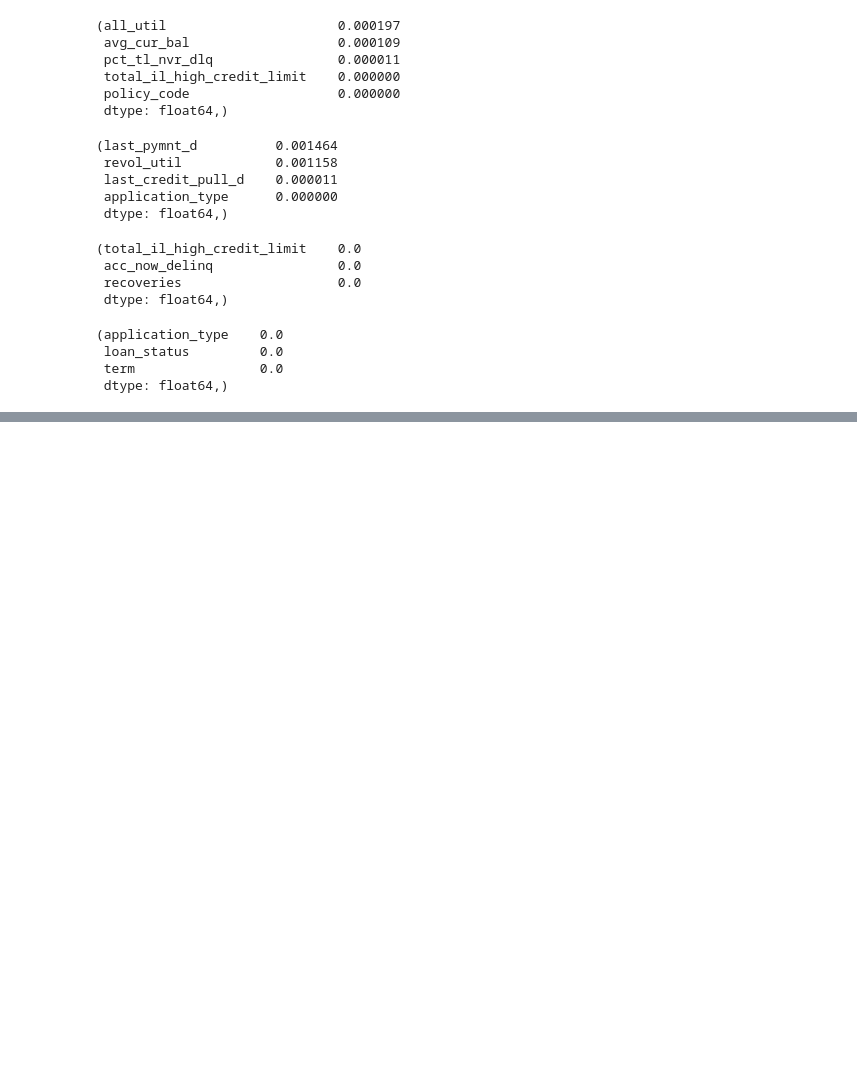
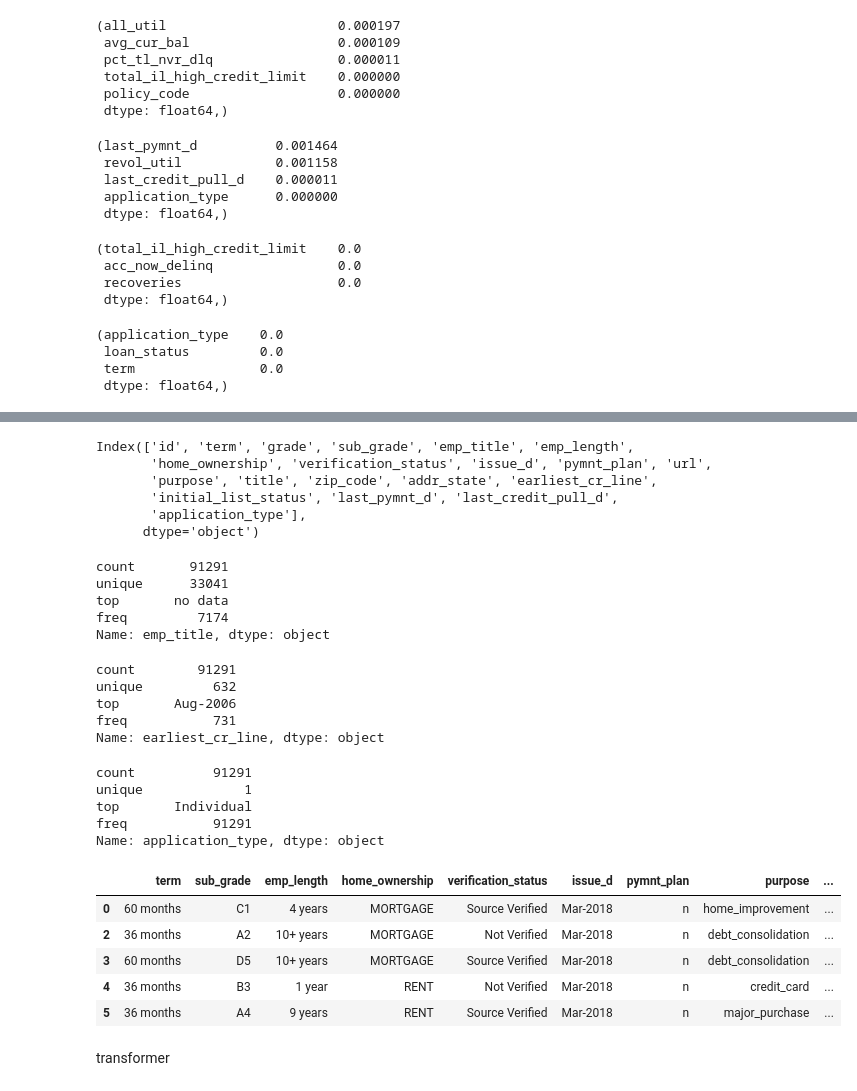
Before and after one commit to liuzijian1994/DIproject_zijianliu, a Jupyter notebook: DI_project.ipynb, the cells around one changed output, grey strips where cells are left out. Saved outputs shown, nothing was run; the diff lists cells and outputs as text; code cells hidden in the pictures; blank space fills up the shorter version.

```diff
--- a/DI_project.ipynb
+++ b/DI_project.ipynb
@@ -420,0 +487,35 @@ null_check(data_ind_c,['object'],3)
+# %%
+data_ind_object.columns
+# %% [output]
+Index(['id', 'term', 'grade', 'sub_grade', 'emp_title', 'emp_length',
+       'home_ownership', 'verification_status', 'issue_d', 'pymnt_plan', 'url',
+       'purpose', 'title', 'zip_code', 'addr_state', 'earliest_cr_line',
+       'initial_list_status', 'last_pymnt_d', 'last_credit_pull_d',
+       'application_type'],
+      dtype='object')
+# %%
+data_ind_object['emp_title'].describe()
+#33041 values,needs to be transformed
+# %% [output]
+count       91291
+unique      33041
+top       no data
+freq         7174
+Name: emp_title, dtype: object
+# %%
+data_ind_object['earliest_cr_line'].describe()
+#632, needs to be transformed
+# %% [output]
+count        91291
+unique         632
+top       Aug-2006
+freq           731
+Name: earliest_cr_line, dtype: object
+# %%
+data_ind_object['application_type'].describe()
+# %% [output]
+count          91291
+unique             1
+top       Individual
+freq           91291
+Name: application_type, dtype: object
@@ -420,0 +525,11 @@ null_check(data_ind_c,['object'],3)
+# %%
+data_ind_object.head()
+# %% [output]
+|  | term | sub_grade | emp_length | home_ownership | verification_status | issue_d | pymnt_plan | purpose | ... |
+| 0 | 60 months | C1 | 4 years | MORTGAGE | Source Verified | Mar-2018 | n | home_improvement | ... |
+| 2 | 36 months | A2 | 10+ years | MORTGAGE | Not Verified | Mar-2018 | n | debt_consolidation | ... |
+| 3 | 60 months | D5 | 10+ years | MORTGAGE | Source Verified | Mar-2018 | n | debt_consolidation | ... |
+| 4 | 36 months | B3 | 1 year | RENT | Not Verified | Mar-2018 | n | credit_card | ... |
+| 5 | 36 months | A4 | 9 years | RENT | Source Verified | Mar-2018 | n | major_purchase | ... |
+# %% [markdown]
+transformer
```
Also changed, not shown: parts of 54 cells of this notebook.
